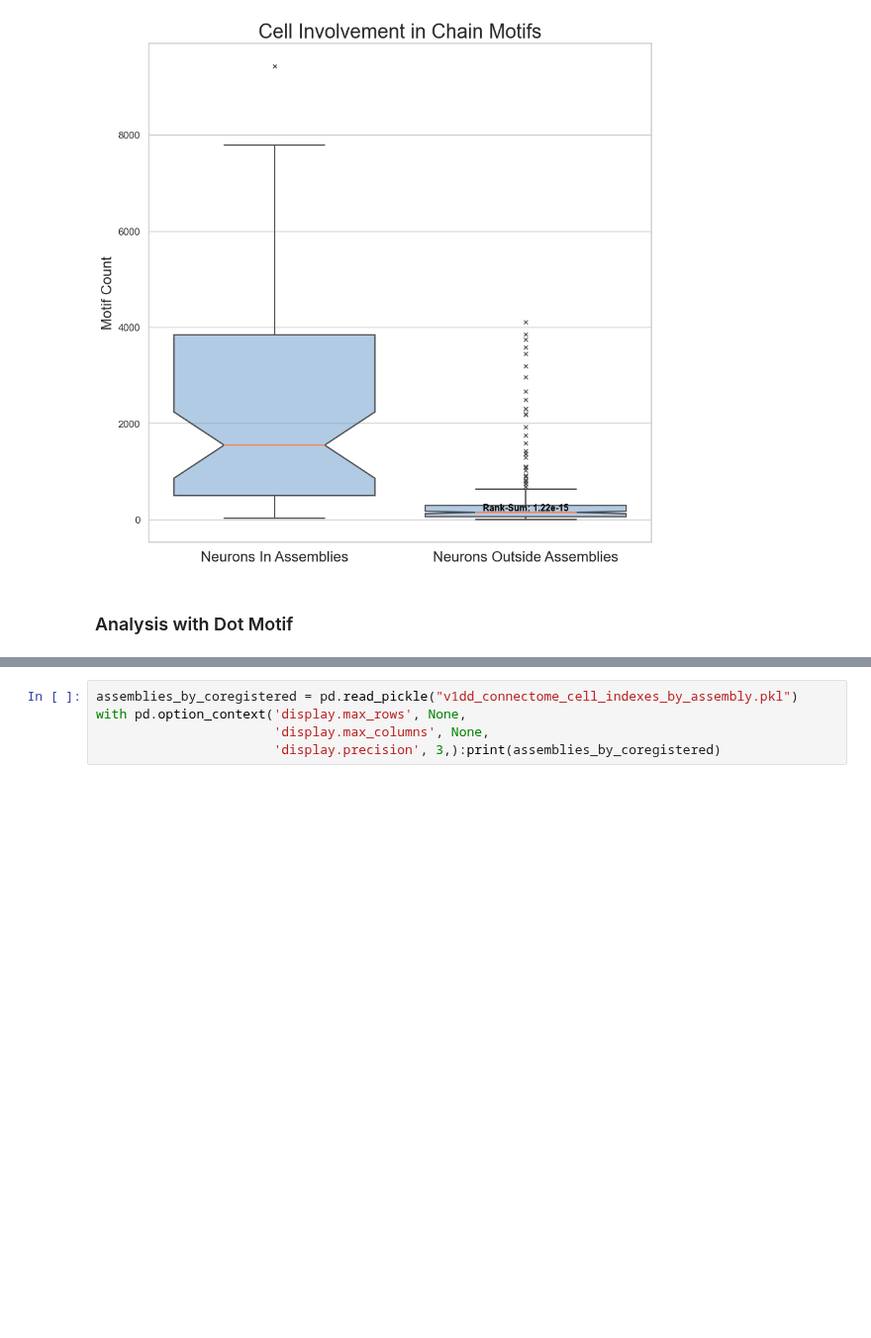
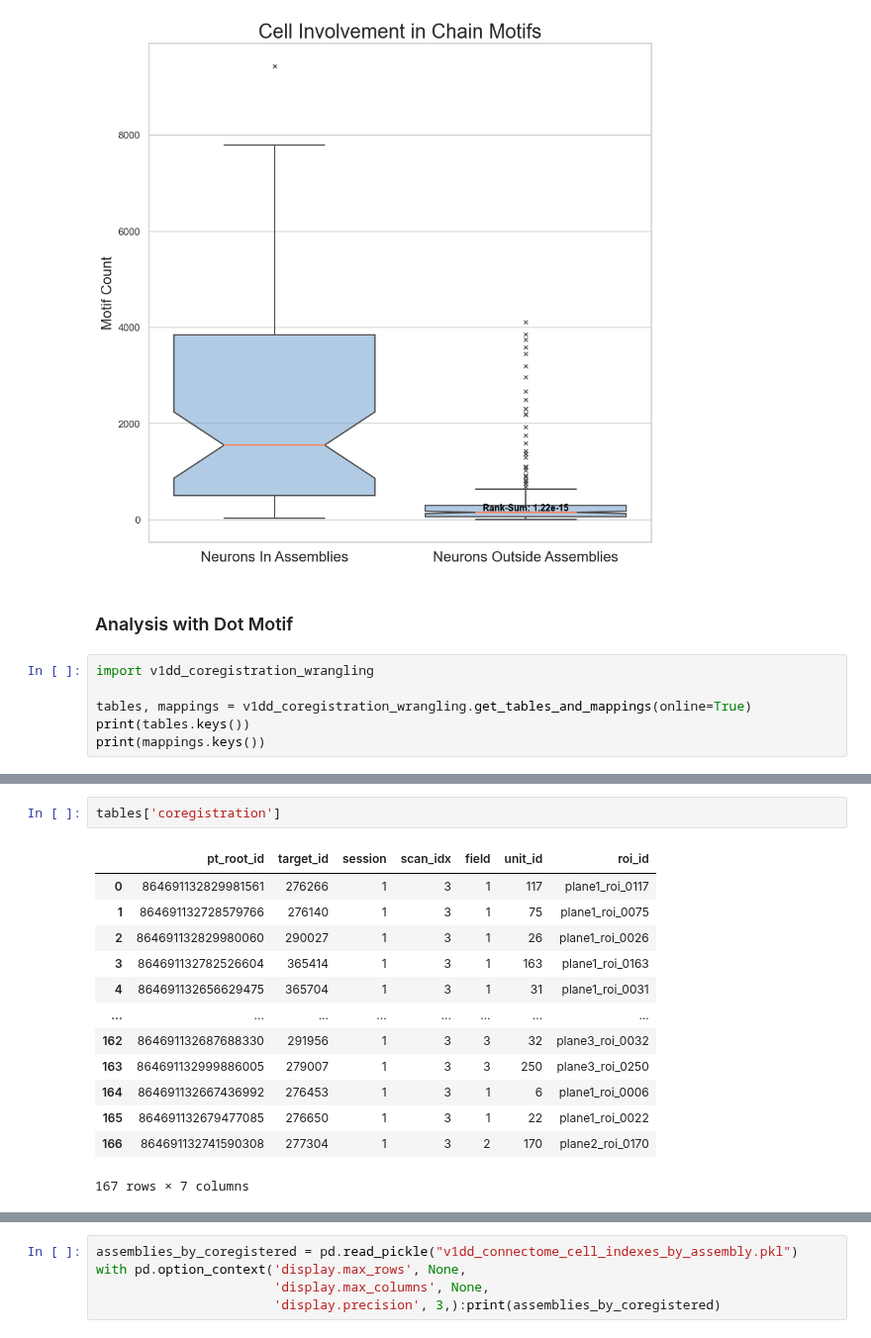
Before and after one commit to Jawagnercarena/Assembly_Organization, a Jupyter notebook: AssemblyPaperFigures/FigureCode/Figure5/Figure5.ipynb, the cells around one changed output, grey strips where cells are left out. Shown at 99% size. Saved outputs shown, nothing was run; the diff lists cells and outputs as text; blank space fills up the shorter version.

```diff
--- a/AssemblyPaperFigures/FigureCode/Figure5/Figure5.ipynb
+++ b/AssemblyPaperFigures/FigureCode/Figure5/Figure5.ipynb
@@ -874,3 +949,9 @@ plt.show()
 [figure]
 # %% [markdown]
 ### Analysis with Dot Motif
+# %%
+import v1dd_coregistration_wrangling
+
+tables, mappings = v1dd_coregistration_wrangling.get_tables_and_mappings(online=True)
+print(tables.keys())
+print(mappings.keys())
@@ -876,0 +964,16 @@ plt.show()
+# %%
+tables['coregistration']
+# %% [output]
+|  | pt_root_id | target_id | session | scan_idx | field | unit_id | roi_id |
+| 0 | 864691132829981561 | 276266 | 1 | 3 | 1 | 117 | plane1_roi_0117 |
+| 1 | 864691132728579766 | 276140 | 1 | 3 | 1 | 75 | plane1_roi_0075 |
+| 2 | 864691132829980060 | 290027 | 1 | 3 | 1 | 26 | plane1_roi_0026 |
+| 3 | 864691132782526604 | 365414 | 1 | 3 | 1 | 163 | plane1_roi_0163 |
+| 4 | 864691132656629475 | 365704 | 1 | 3 | 1 | 31 | plane1_roi_0031 |
+| ... | ... | ... | ... | ... | ... | ... | ... |
+| 162 | 864691132687688330 | 291956 | 1 | 3 | 3 | 32 | plane3_roi_0032 |
+| 163 | 864691132999886005 | 279007 | 1 | 3 | 3 | 250 | plane3_roi_0250 |
+| 164 | 864691132667436992 | 276453 | 1 | 3 | 1 | 6 | plane1_roi_0006 |
+| 165 | 864691132679477085 | 276650 | 1 | 3 | 1 | 22 | plane1_roi_0022 |
+| 166 | 864691132741590308 | 277304 | 1 | 3 | 2 | 170 | plane2_roi_0170 |
+167 rows × 7 columns
```
Also changed, not shown: parts of 29 cells of this notebook, 14 other files.
